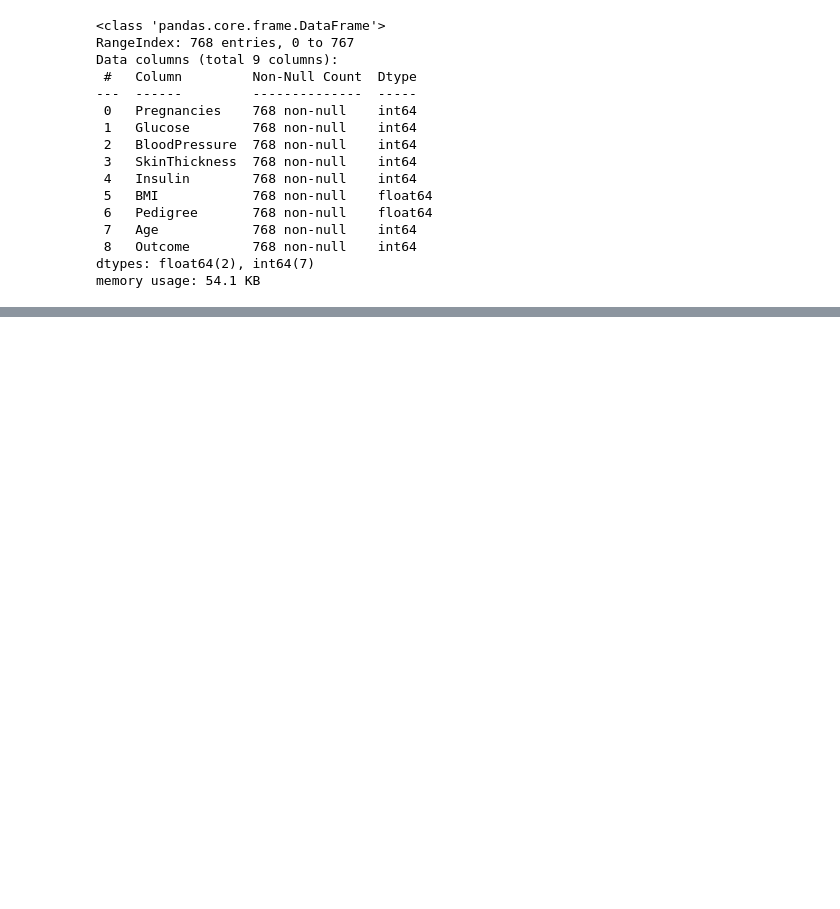
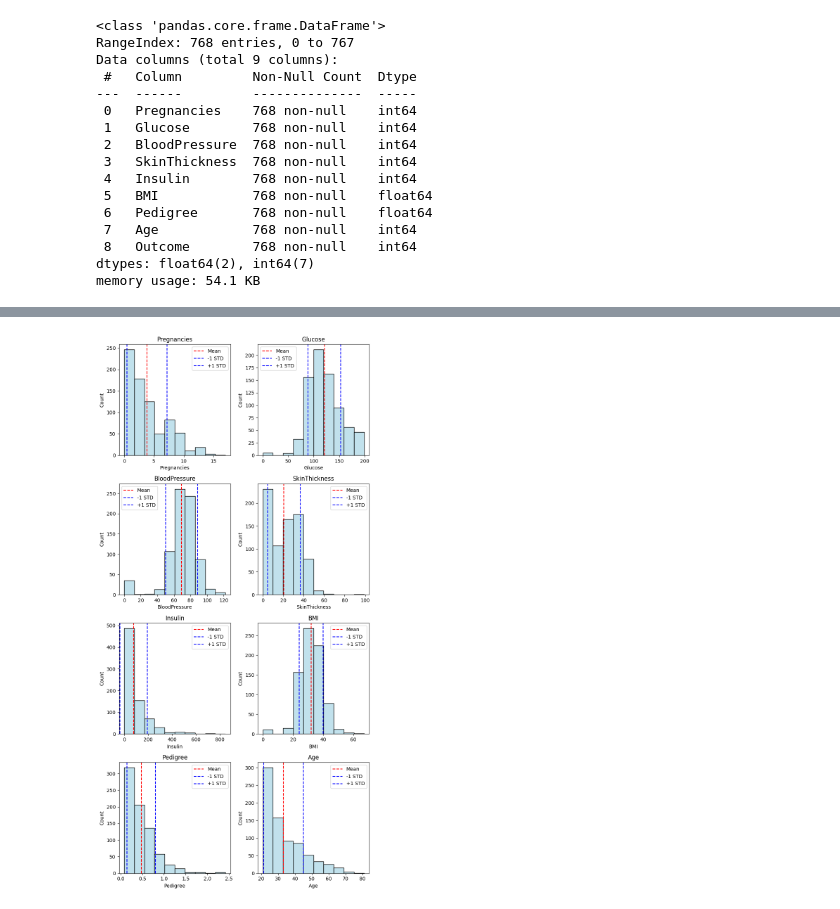
Before and after one commit to 7Kseniya/AI_Systems, a Jupyter notebook: ml_intro/lab4/knn.ipynb, the cells around one changed output, grey strips where cells are left out. Cells and saved outputs as stored; diff of their text form; code cells hidden in the pictures; blank space fills up the shorter version.

```diff
--- a/ml_intro/lab4/knn.ipynb
+++ b/ml_intro/lab4/knn.ipynb
@@ -72,0 +99,5 @@ df.describe()
+# %%
+if df.isna().any().any():
+    df.dropna(inplace=True)
+else:
+    print('there are no empty values')
@@ -72,0 +135,36 @@ df.describe()
+# %%
+import math
+
+rows_count = df.shape[0]
+cols_count = df.shape[1]
+
+means = df.mean()
+sample_variance = np.sum(np.power(df - means, 2)) / (rows_count - 1)
+sample_std = np.sqrt(sample_variance)
+mins = df.min()
+maxs = df.max()
+
+bins_count = 1 + int(math.log2(rows_count))
+
+titles = df.columns
+fig, axes = plt.subplots(4, 2, figsize=(8, 16))
+axes = axes.flatten()
+
+for i, column in enumerate(titles):
+    if column == "Outcome": continue
+    if i >= len(df.columns):
+        break
+
+    sns.histplot(df[column], bins=bins_count, kde=False, ax=axes[i], edgecolor="black", color="lightblue")
+
+    axes[i].axvline(means[column], color="red", linestyle="--", label="Mean")
+    axes[i].axvline(means[column] - sample_std[column], color="blue", linestyle="--", label="-1 STD")
+    axes[i].axvline(means[column] + sample_std[column], color="blue", linestyle="--", label="+1 STD")
+
+    axes[i].set_title(column, fontsize=12)
+    axes[i].legend()
+
+fig.tight_layout()
+plt.show()
+# %% [output]
+[figure, added]
```
Also changed, not shown: parts of 20 cells of this notebook.
